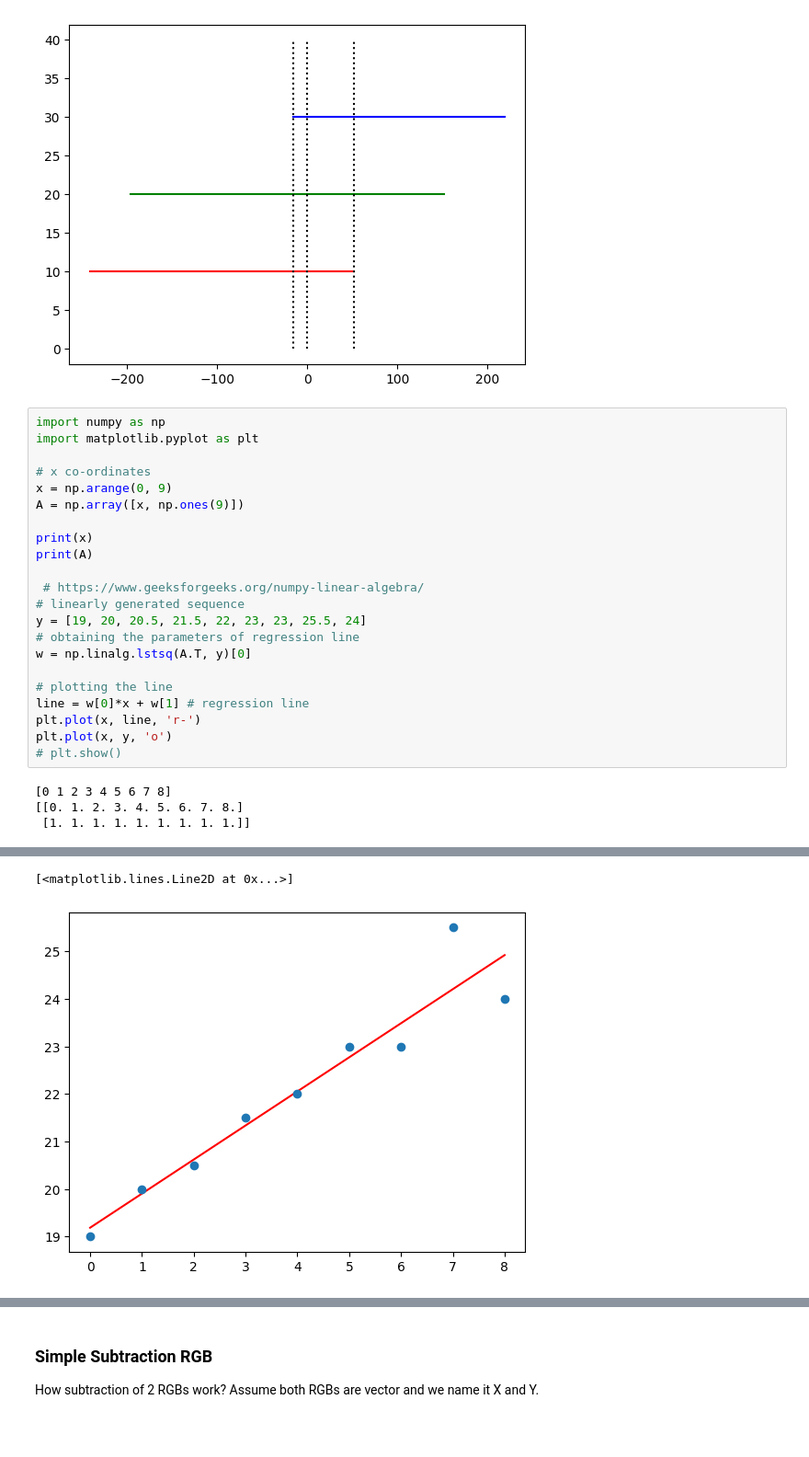
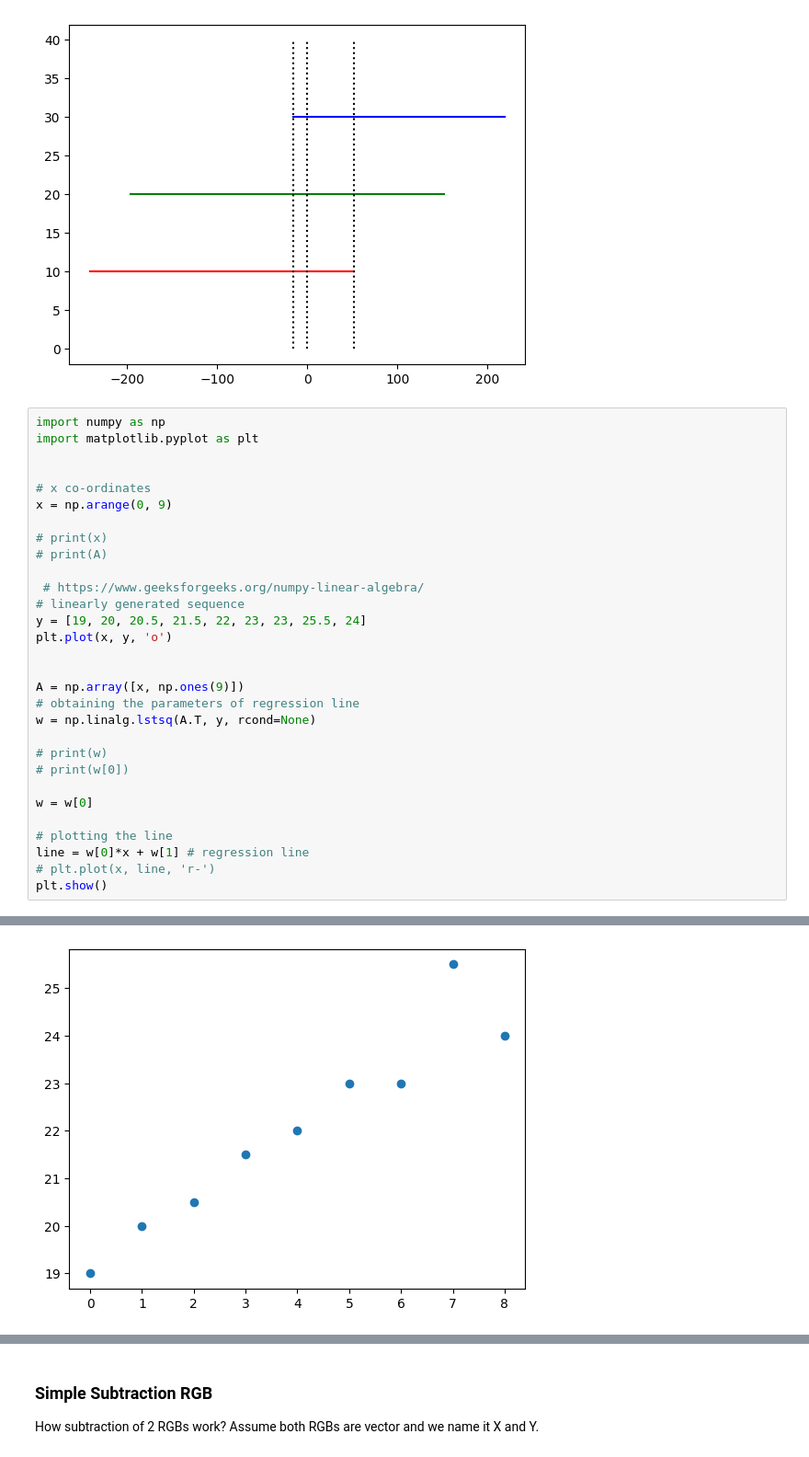
Before and after one commit to FarhanMS123/NeuralNetworkMemorandum, a Jupyter notebook: vision/ColorBlendAlgorithm.ipynb, the cells around one changed output, grey strips where cells are left out. Shown at 92% size. Drawn from its saved outputs; the diff is of its cells as text; blank space fills up the shorter version.

Commit message:
test: still experiment with matplotlib

```diff
--- a/vision/ColorBlendAlgorithm.ipynb
+++ b/vision/ColorBlendAlgorithm.ipynb
@@ -175,25 +175,30 @@ plt.show()
 import numpy as np
 import matplotlib.pyplot as plt
 
+
 # x co-ordinates
 x = np.arange(0, 9)
-A = np.array([x, np.ones(9)])
 
-print(x)
-print(A)
+# print(x)
+# print(A)
 
  # https://www.geeksforgeeks.org/numpy-linear-algebra/
 # linearly generated sequence
 y = [19, 20, 20.5, 21.5, 22, 23, 23, 25.5, 24]
+plt.plot(x, y, 'o')
+
+
+A = np.array([x, np.ones(9)])
 # obtaining the parameters of regression line
-w = np.linalg.lstsq(A.T, y)[0]
+w = np.linalg.lstsq(A.T, y, rcond=None)
+
+# print(w)
+# print(w[0])
+
+w = w[0]
 
 # plotting the line
 line = w[0]*x + w[1] # regression line
-plt.plot(x, line, 'r-')
-plt.plot(x, y, 'o')
-# plt.show()
+# plt.plot(x, line, 'r-')
+plt.show()
 # %% [output]
-[0 1 2 3 4 5 6 7 8]
-[[0. 1. 2. 3. 4. 5. 6. 7. 8.]
- [1. 1. 1. 1. 1. 1. 1. 1. 1.]]
@@ -202,5 +205,4 @@ To use the future default and silence this warning we advise to pass `rcond=None
-[<matplotlib.lines.Line2D at 0x...>]
-[figure, old version]
+[figure, new version]
 # %% [markdown]
 ## Light, Prism, and RGB
 
```
Also changed, not shown: parts of 2 cells of this notebook.
